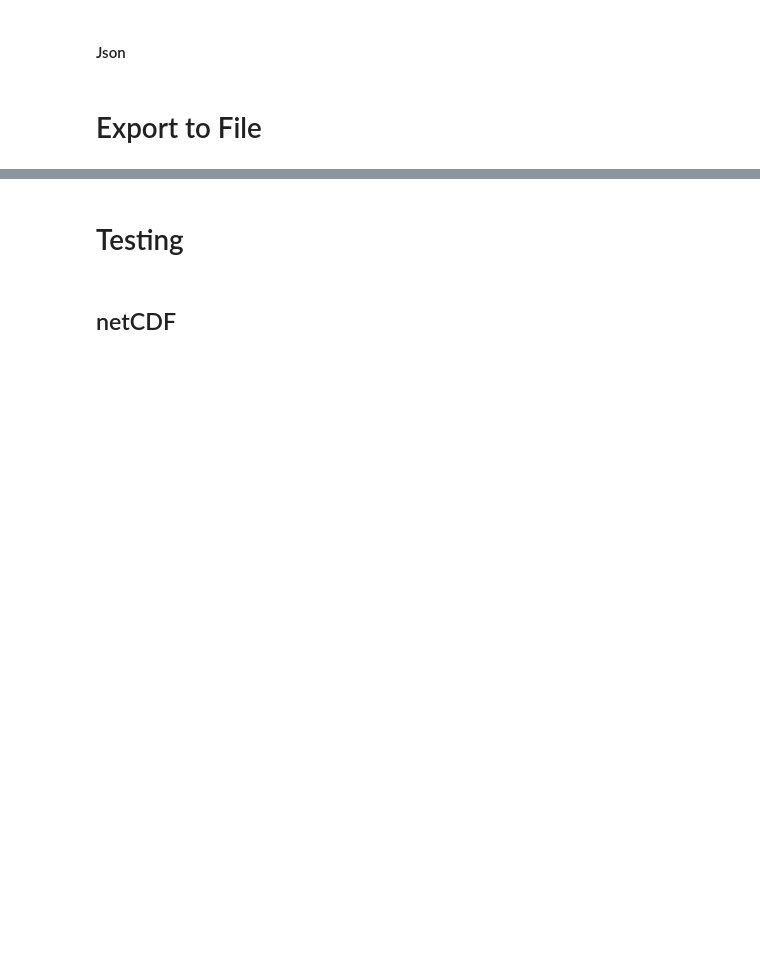
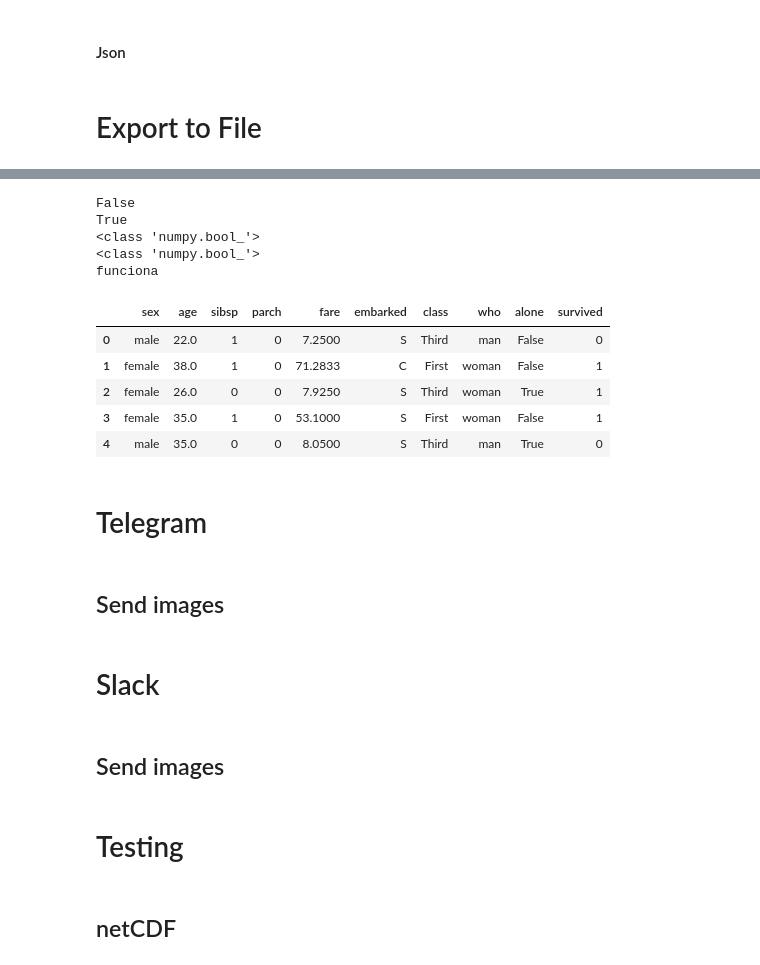
Before and after one commit to Abigor111/SunTzu, a Jupyter notebook: examples/MetadataFunctions.ipynb, the cells around one changed output, grey strips where cells are left out. Drawn from its saved outputs; the diff is of its cells as text; code cells hidden in the pictures; blank space fills up the shorter version.

```diff
--- a/examples/MetadataFunctions.ipynb
+++ b/examples/MetadataFunctions.ipynb
@@ -648,0 +817,29 @@ dataframe.head(10)
+# %%
+col_min = df["Alone"].min()
+col_max = df["Alone"].max()
+print(col_min)
+print(col_max)
+print(type(col_min))
+print(type(col_max))
+if isinstance(col_min, np.bool_) and isinstance(col_max, np.bool_):
+    print("funciona")
+# %% [output]
+False
+True
+<class 'numpy.bool_'>
+<class 'numpy.bool_'>
+funciona
+# %%
+tgest = pd.read_csv("Titanic.csv")
+tgest.head()
+# %% [output]
+|  | sex | age | sibsp | parch | fare | embarked | class | who | alone | survived |
+| 0 | male | 22.0 | 1 | 0 | 7.2500 | S | Third | man | False | 0 |
+| 1 | female | 38.0 | 1 | 0 | 71.2833 | C | First | woman | False | 1 |
+| 2 | female | 26.0 | 0 | 0 | 7.9250 | S | Third | woman | True | 1 |
+| 3 | female | 35.0 | 1 | 0 | 53.1000 | S | First | woman | False | 1 |
+| 4 | male | 35.0 | 0 | 0 | 8.0500 | S | Third | man | True | 0 |
+# %% [markdown]
+# Telegram
+# %% [markdown]
+## Send images
@@ -648,0 +859,4 @@ dataframe.head(10)
+# %% [markdown]
+# Slack
+# %% [markdown]
+## Send images
```
Also changed, not shown: parts of 25 cells of this notebook.
